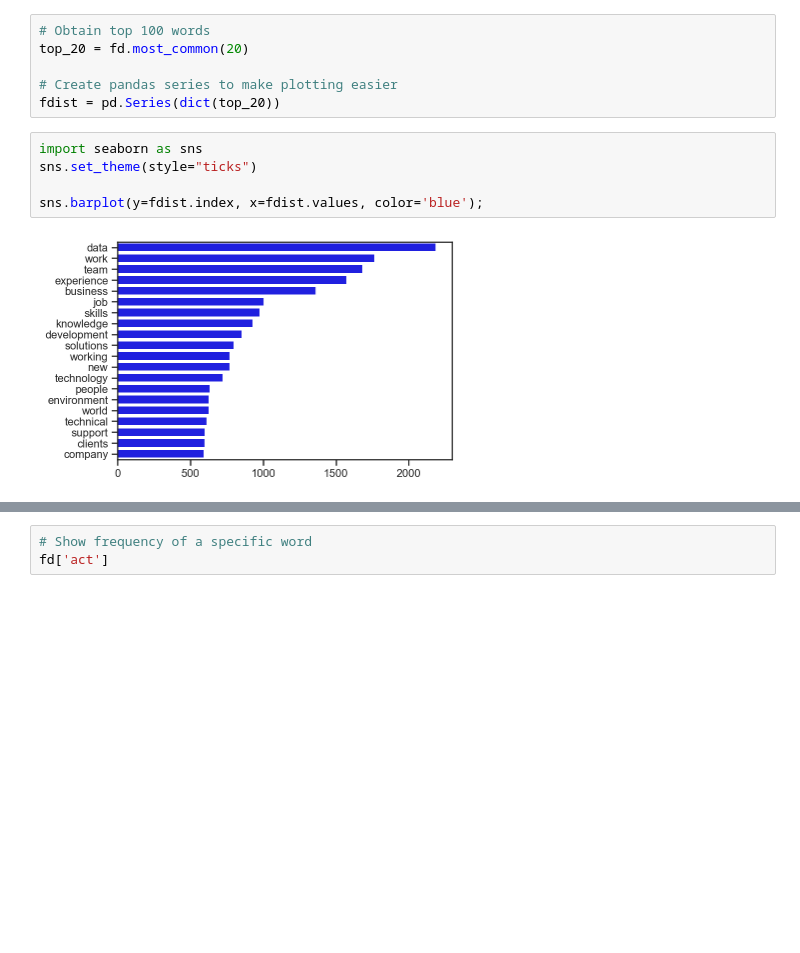
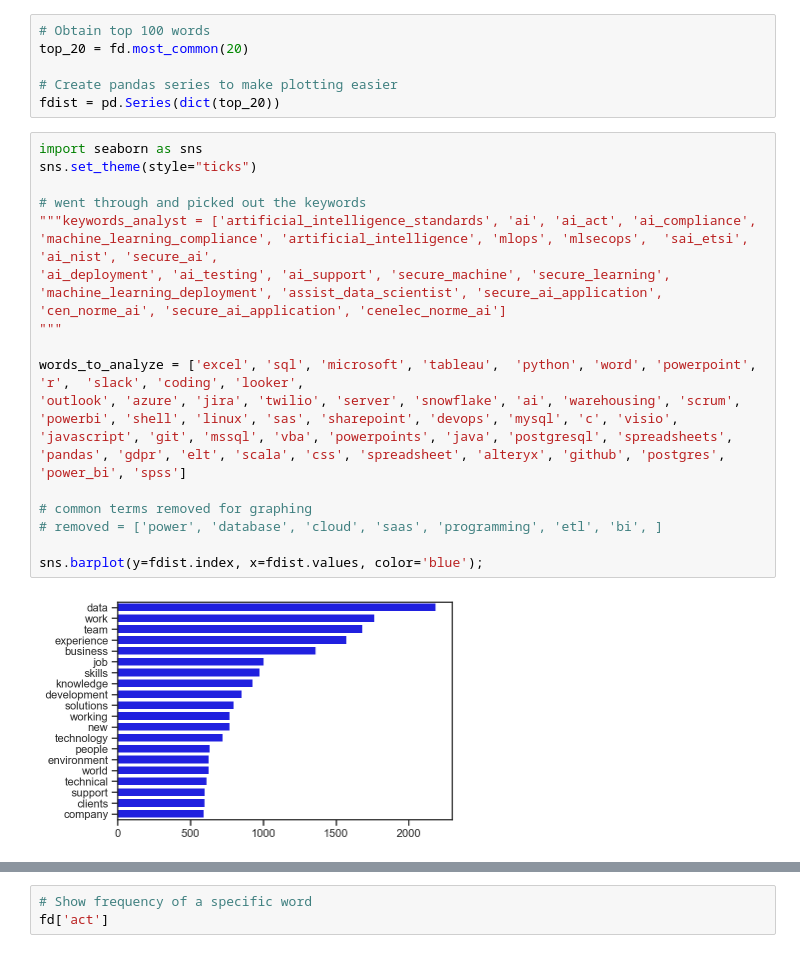
Before and after one commit to Lucky-2426/Scrapping_project, a Jupyter notebook: 1. Code/AI_scrapped_data_analysis.ipynb, the cells around one changed output, grey strips where cells are left out. Saved outputs shown, nothing was run; the diff lists cells and outputs as text; blank space fills up the shorter version.

```diff
--- a/1. Code/AI_scrapped_data_analysis.ipynb
+++ b/1. Code/AI_scrapped_data_analysis.ipynb
@@ -453,10 +444,24 @@ top_20 = fd.most_common(20)
 
 # Create pandas series to make plotting easier
 fdist = pd.Series(dict(top_20))
-# %%
-import seaborn as sns
-sns.set_theme(style="ticks")
-
-sns.barplot(y=fdist.index, x=fdist.values, color='blue');
-# %% [output]
-[figure, removed]
+# %%
+import seaborn as sns
+sns.set_theme(style="ticks")
+
+# went through and picked out the keywords
+"""keywords_analyst = ['artificial_intelligence_standards', 'ai', 'ai_act', 'ai_compliance', 'machine_learning_compliance', 'artificial_intelligence', 'mlops', 'mlsecops',  'sai_etsi', 'ai_nist', 'secure_ai',
+'ai_deployment', 'ai_testing', 'ai_support', 'secure_machine', 'secure_learning', 'machine_learning_deployment', 'assist_data_scientist', 'secure_ai_application', 'cen_norme_ai', 'secure_ai_application', 'cenelec_norme_ai']
+"""
+
+words_to_analyze = ['excel', 'sql', 'microsoft', 'tableau',  'python', 'word', 'powerpoint', 'r',  'slack', 'coding', 'looker',
+'outlook', 'azure', 'jira', 'twilio', 'server', 'snowflake', 'ai', 'warehousing', 'scrum',
+'powerbi', 'shell', 'linux', 'sas', 'sharepoint', 'devops', 'mysql', 'c', 'visio',
+'javascript', 'git', 'mssql', 'vba', 'powerpoints', 'java', 'postgresql', 'spreadsheets',
+'pandas', 'gdpr', 'elt', 'scala', 'css', 'spreadsheet', 'alteryx', 'github', 'postgres', 'power_bi', 'spss']
+
+# common terms removed for graphing
+# removed = ['power', 'database', 'cloud', 'saas', 'programming', 'etl', 'bi', ]
+
+sns.barplot(y=fdist.index, x=fdist.values, color='blue');
+# %% [output]
+[figure, added]
```
Also changed, not shown: parts of 13 cells of this notebook, 1 other file.
